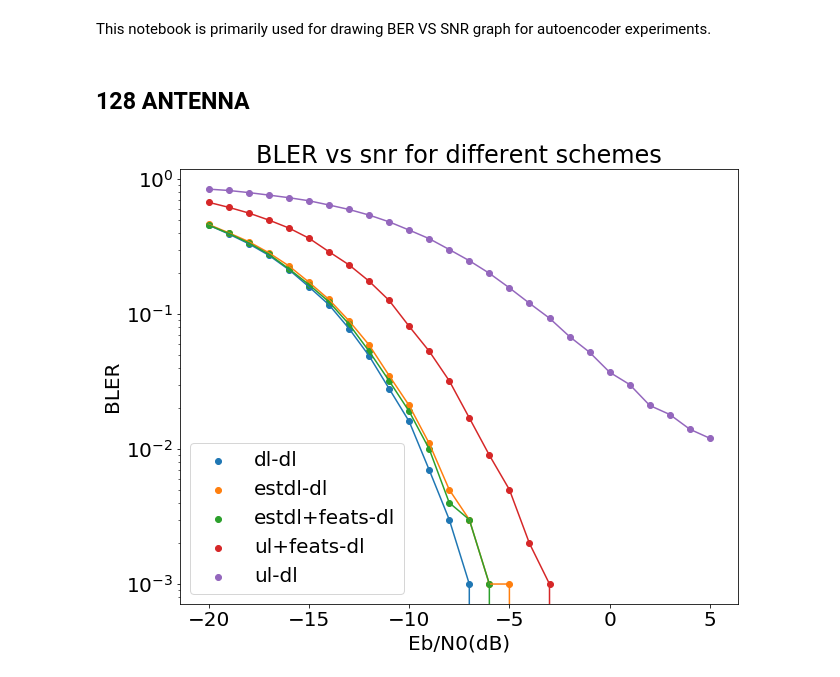
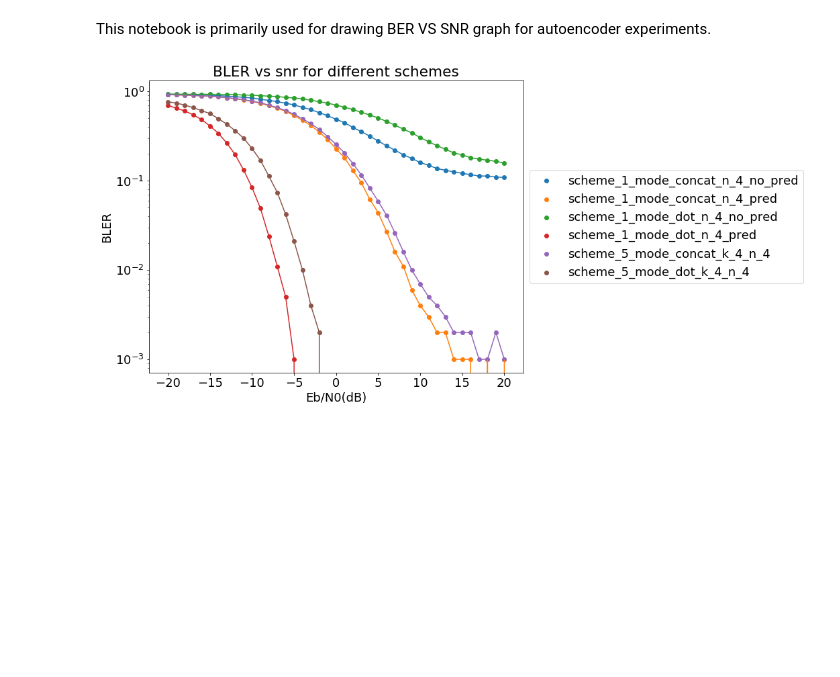
Before and after one commit to lumliolum/inferinggains, a Jupyter notebook: DeepMIMO/results/visulizationnotebook.ipynb, the cells around one changed output. Saved outputs shown, nothing was run; the diff lists cells and outputs as text; code cells hidden in the pictures; blank space fills up the shorter version.

```diff
--- a/DeepMIMO/results/visulizationnotebook.ipynb
+++ b/DeepMIMO/results/visulizationnotebook.ipynb
@@ -7,6 +7,4 @@ import matplotlib.pyplot as plt
 import matplotlib
 import seaborn as sns
 
-plt.rcParams.update({'font.size': 20})
+plt.rcParams.update({'font.size': 18})
-# %% [markdown]
-## 128 ANTENNA
@@ -13 +19,47 @@ plt.rcParams.update({'font.size': 20})
+# %%
+scheme_1_mode_dot_k_4_n_1_no_pred = pd.read_csv("autoencoder/no_pred_net_downlink_downlink_16_xant_one_hot_seed_42_version_2_mode_dot_k_4_n_1/bler_ber.csv")
+scheme_1_mode_dot_k_4_n_2_no_pred = pd.read_csv("autoencoder/no_pred_net_downlink_downlink_16_xant_one_hot_seed_42_version_2_mode_dot_k_4_n_2/bler_ber.csv")
+scheme_1_mode_dot_k_4_n_4_no_pred = pd.read_csv("autoencoder/no_pred_net_downlink_downlink_16_xant_one_hot_seed_42_version_2_mode_dot_k_4_n_4/bler_ber.csv")
+
+scheme_1_mode_dot_k_4_n_1_pred = pd.read_csv("autoencoder/pred_net_downlink_downlink_16_xant_one_hot_seed_42_version_2_mode_dot_k_4_n_1/bler_ber.csv")
+scheme_1_mode_dot_k_4_n_2_pred = pd.read_csv("autoencoder/pred_net_downlink_downlink_16_xant_one_hot_seed_42_version_2_mode_dot_k_4_n_2/bler_ber.csv")
+scheme_1_mode_dot_k_4_n_4_pred = pd.read_csv("autoencoder/pred_net_downlink_downlink_16_xant_one_hot_seed_42_version_2_mode_dot_k_4_n_4/bler_ber.csv")
+# %%
+scheme_5_mode_concat_k_4_n_1 = pd.read_csv("autoencoder/uplink+feats_downlink_16_xant_one_hot_seed_42_version_2_mode_concat_k_4_n_1/bler_ber.csv")
+scheme_5_mode_concat_k_4_n_2 = pd.read_csv("autoencoder/uplink+feats_downlink_16_xant_one_hot_seed_42_version_2_mode_concat_k_4_n_2/bler_ber.csv")
+scheme_5_mode_concat_k_4_n_4 = pd.read_csv("autoencoder/uplink+feats_downlink_16_xant_one_hot_seed_42_version_2_mode_concat_k_4_n_4/bler_ber.csv")
+# %%
+scheme_5_mode_dot_k_4_n_1 = pd.read_csv("autoencoder/uplink+feats_downlink_16_xant_one_hot_seed_42_version_2_mode_dot_k_4_n_1/bler_ber.csv")
+scheme_5_mode_dot_k_4_n_2 = pd.read_csv("autoencoder/uplink+feats_downlink_16_xant_one_hot_seed_42_version_2_mode_dot_k_4_n_2/bler_ber.csv")
+scheme_5_mode_dot_k_4_n_4 = pd.read_csv("autoencoder/uplink+feats_downlink_16_xant_one_hot_seed_42_version_2_mode_dot_k_4_n_4/bler_ber.csv")
+# %%
+def plot_single_bler(df, legend):
+    # plot till 5 db
+    plt.plot(df['snr'], np.round(df['bler'], 3))
+    plt.scatter(df['snr'], np.round(df['bler'], 3), label=legend)
+
+plt.figure(figsize=(10,8))
+
+# scheme 1 concat mode
+plot_single_bler(scheme_1_mode_concat_k_4_n_4_no_pred, 'scheme_1_mode_concat_n_4_no_pred')
+plot_single_bler(scheme_1_mode_concat_k_4_n_4_pred, 'scheme_1_mode_concat_n_4_pred')
+
+# scheme 1 dot mode
+plot_single_bler(scheme_1_mode_dot_k_4_n_4_no_pred, 'scheme_1_mode_dot_n_4_no_pred')
+plot_single_bler(scheme_1_mode_dot_k_4_n_4_pred, 'scheme_1_mode_dot_n_4_pred')
+
+# scheme 5 concat mode
+plot_single_bler(scheme_5_mode_concat_k_4_n_4, 'scheme_5_mode_concat_k_4_n_4')
+
+# scheme 5 dot mode
+plot_single_bler(scheme_5_mode_dot_k_4_n_4, 'scheme_5_mode_dot_k_4_n_4')
+
+plt.yscale('log')
+plt.legend(loc='center left', bbox_to_anchor=(1, 0.5))
+plt.title("BLER vs snr for different schemes")
+plt.xlabel("Eb/N0(dB)")
+plt.ylabel("BLER")
+plt.show()
+# %% [output]
+[figure, added]
 # %%
@@ -19,25 +72,0 @@ ulfeats_dl_128_xant = pd.read_csv("autoencoder/uplink+feats_downlink_128_xant.cs
-# %%
-plt.figure(figsize=(10,8))
-plt.plot(dl_dl_128_xant['snr'].iloc[:-15], np.round(dl_dl_128_xant['bler'].iloc[:-15], 3))
-plt.scatter(dl_dl_128_xant['snr'].iloc[:-15], np.round(dl_dl_128_xant['bler'].iloc[:-15], 3), label='dl-dl')
-
-plt.plot(estdl_dl_128_xant['snr'].iloc[:-15], np.round(estdl_dl_128_xant['bler'].iloc[:-15], 3))
-plt.scatter(estdl_dl_128_xant['snr'].iloc[:-15], np.round(estdl_dl_128_xant['bler'].iloc[:-15], 3),label='estdl-dl')
-
-plt.plot(estdlfeats_dl_128_xant['snr'].iloc[:-15], np.round(estdlfeats_dl_128_xant['bler'].iloc[:-15],3))
-plt.scatter(estdlfeats_dl_128_xant['snr'].iloc[:-15], np.round(estdlfeats_dl_128_xant['bler'].iloc[:-15],3), label='estdl+feats-dl')
-
-plt.plot(ulfeats_dl_128_xant['snr'].iloc[:-15], np.round(ulfeats_dl_128_xant['bler'].iloc[:-15], 3))
-plt.scatter(ulfeats_dl_128_xant['snr'].iloc[:-15], np.round(ulfeats_dl_128_xant['bler'].iloc[:-15], 3), label='ul+feats-dl')
-
-plt.plot(ul_dl_128_xant['snr'].iloc[:-15], np.round(ul_dl_128_xant['bler'].iloc[:-15], 3))
-plt.scatter(ul_dl_128_xant['snr'].iloc[:-15], np.round(ul_dl_128_xant['bler'].iloc[:-15], 3), label='ul-dl')
-
-plt.yscale('log')
-plt.legend()
-plt.title("BLER vs snr for different schemes")
-plt.xlabel("Eb/N0(dB)")
-plt.ylabel("BLER")
-plt.show()
-# %% [output]
-[figure, removed]
```
Also changed, not shown: parts of 15 cells of this notebook, 3 other files.
